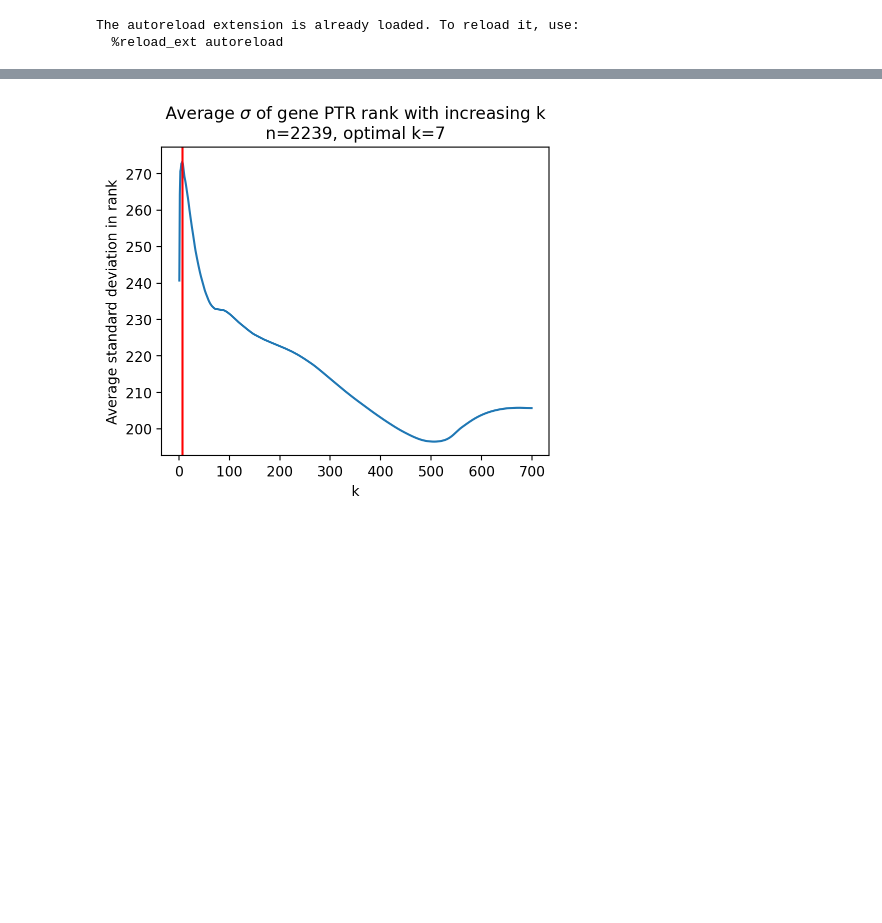
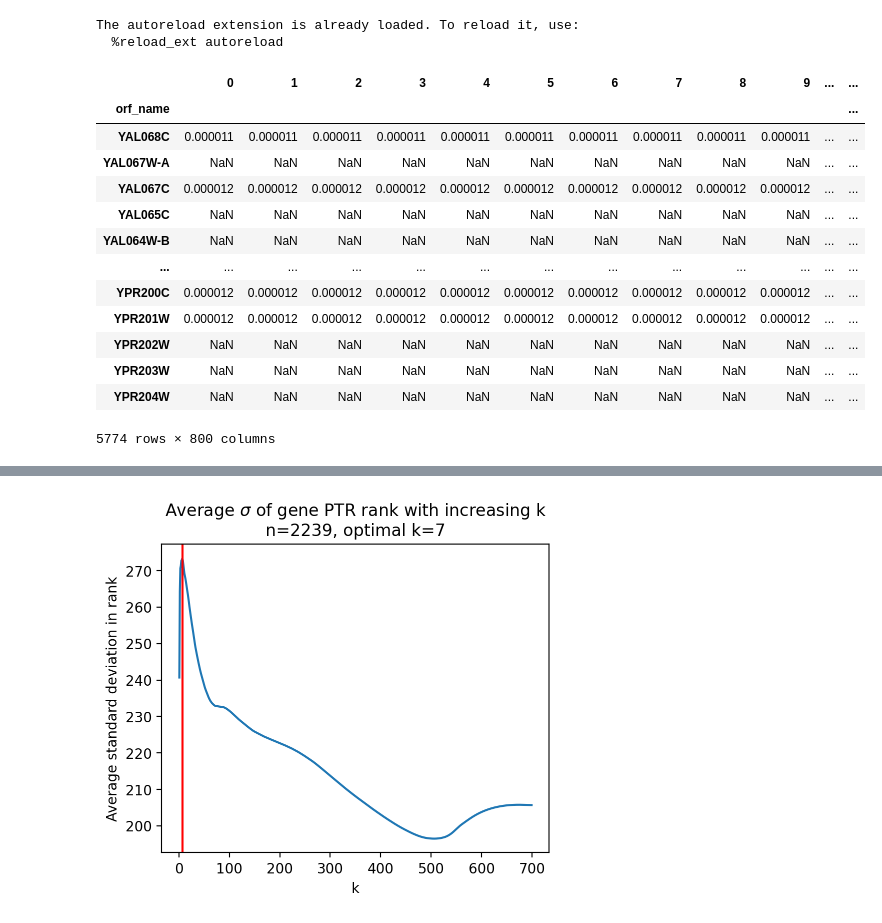
Before and after one commit to HarteminkLab/cell-cycle-deconv, a Jupyter notebook: 19_Chromatin_PTR_Analysis.ipynb, the cells around one changed output, grey strips where cells are left out. Drawn from its saved outputs; the diff is of its cells as text; code cells hidden in the pictures; blank space fills up the shorter version.

```diff
--- a/19_Chromatin_PTR_Analysis.ipynb
+++ b/19_Chromatin_PTR_Analysis.ipynb
@@ -31,6 +31,23 @@ peak_to_trough_analysis = PeakToTroughAnalysis(outdir)
 peak_to_trough_analysis.load_ptr_files()
 peak_to_trough_analysis.sort_gene_ptrs()
 peak_to_trough_analysis.compute_gene_ptr_rank_per_k()
+# %%
+peak_to_trough_analysis.undropped_ptrs_df
+# %% [output]
+|  | 0 | 1 | 2 | 3 | 4 | 5 | 6 | 7 | 8 | 9 | ... | ... |
+| orf_name |  |  |  |  |  |  |  |  |  |  |  | ... |
+| YAL068C | 0.000011 | 0.000011 | 0.000011 | 0.000011 | 0.000011 | 0.000011 | 0.000011 | 0.000011 | 0.000011 | 0.000011 | ... | ... |
+| YAL067W-A | NaN | NaN | NaN | NaN | NaN | NaN | NaN | NaN | NaN | NaN | ... | ... |
+| YAL067C | 0.000012 | 0.000012 | 0.000012 | 0.000012 | 0.000012 | 0.000012 | 0.000012 | 0.000012 | 0.000012 | 0.000012 | ... | ... |
+| YAL065C | NaN | NaN | NaN | NaN | NaN | NaN | NaN | NaN | NaN | NaN | ... | ... |
+| YAL064W-B | NaN | NaN | NaN | NaN | NaN | NaN | NaN | NaN | NaN | NaN | ... | ... |
+| ... | ... | ... | ... | ... | ... | ... | ... | ... | ... | ... | ... | ... |
+| YPR200C | 0.000012 | 0.000012 | 0.000012 | 0.000012 | 0.000012 | 0.000012 | 0.000012 | 0.000012 | 0.000012 | 0.000012 | ... | ... |
+| YPR201W | 0.000012 | 0.000012 | 0.000012 | 0.000012 | 0.000012 | 0.000012 | 0.000012 | 0.000012 | 0.000012 | 0.000012 | ... | ... |
+| YPR202W | NaN | NaN | NaN | NaN | NaN | NaN | NaN | NaN | NaN | NaN | ... | ... |
+| YPR203W | NaN | NaN | NaN | NaN | NaN | NaN | NaN | NaN | NaN | NaN | ... | ... |
+| YPR204W | NaN | NaN | NaN | NaN | NaN | NaN | NaN | NaN | NaN | NaN | ... | ... |
+5774 rows × 800 columns
 # %%
 peak_to_trough_analysis.plot_ptr_k_gene()
 # %% [output]
```
Also changed, not shown: parts of 1 cell of this notebook, 3 other files.
